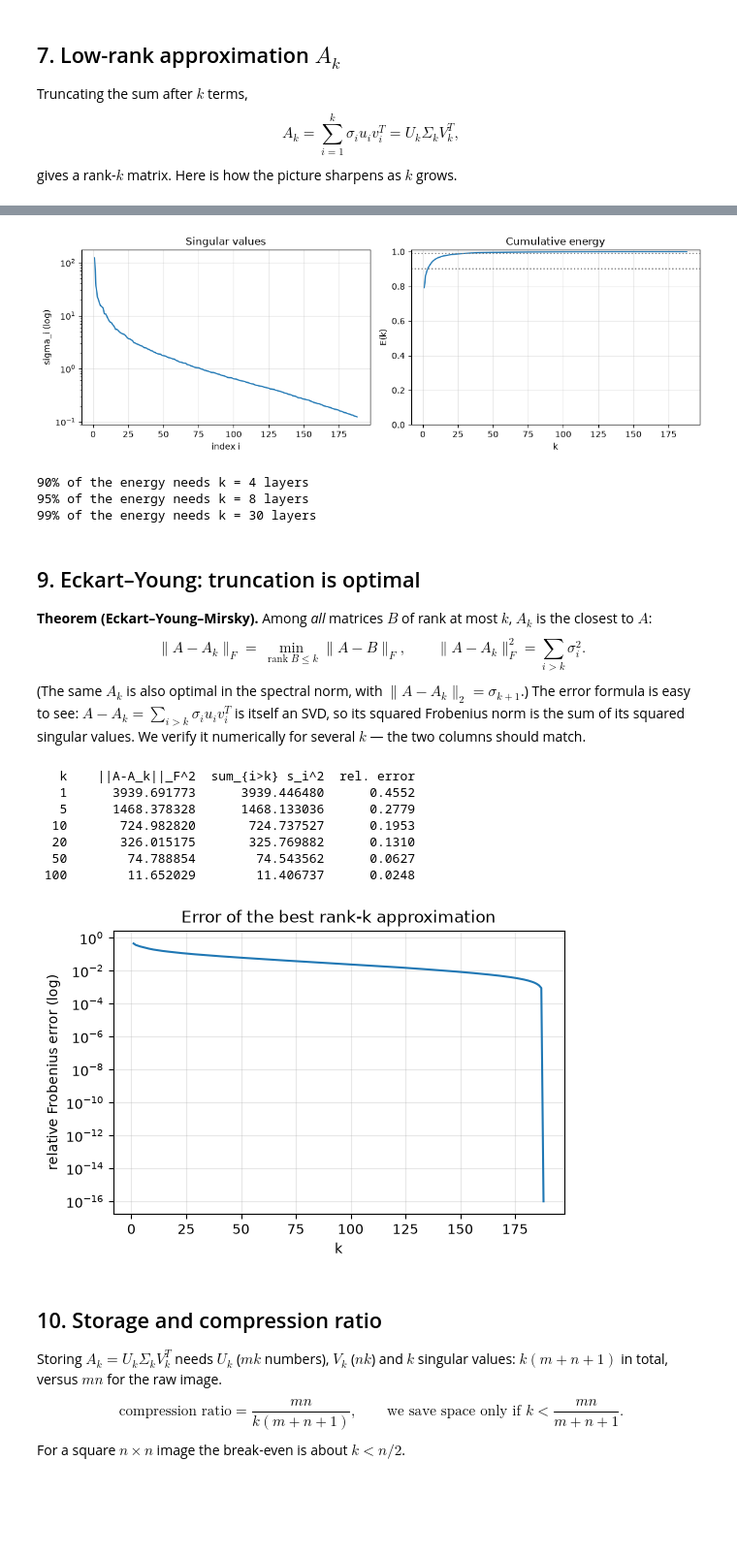
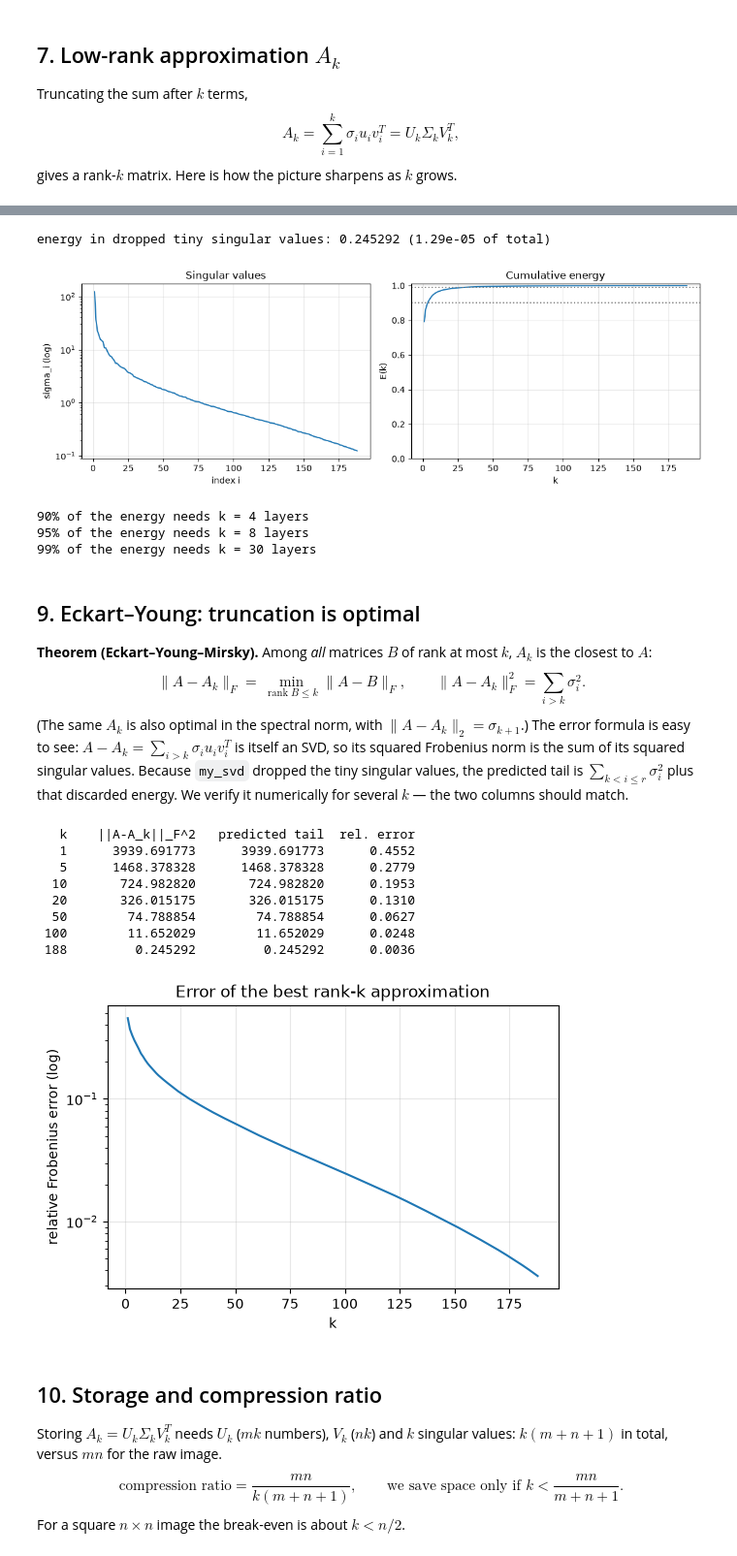
Before and after one commit to varunkarthic/MAT248-SVD-Image-Compression, a Jupyter notebook: notebook/svd_image_compression.ipynb, the cells around one changed output, grey strips where cells are left out. Shown at 97% size. Cells and saved outputs as stored; diff of their text form; code cells hidden in the pictures; blank space fills up the shorter version.

```diff
--- a/notebook/svd_image_compression.ipynb
+++ b/notebook/svd_image_compression.ipynb
@@ -209,6 +215,6 @@ def approx(U, s, V, k):
 ks = [1, 5, 10, 20, 50, len(s)]
 fig, ax = plt.subplots(2, 3, figsize=(11, 7.5))
 for a, kk in zip(ax.flat, ks):
-    show(a, np.clip(approx(U, s, V, kk), 0, 1), f"k = {kk}" + (" (full)" if kk == len(s) else ""))
+    show(a, np.clip(approx(U, s, V, kk), 0, 1), f"k = {kk}" + (" (largest retained rank)" if kk == len(s) else ""))
 plt.tight_layout(); plt.show()
 # %% [output]
@@ -220,6 +227,9 @@ $$E(k)=\frac{\sum_{i\le k}\sigma_i^2}{\sum_{i}\sigma_i^2}.$$
 A fast-decaying spectrum (straight-ish falling line on a log plot) means a few layers carry nearly all the energy.
 # %%
-energy = np.cumsum(s**2) / np.sum(s**2)
+total = np.sum(A**2)                              # ||A||_F^2 from the pixels (full spectrum)
+discarded = total - np.sum(s**2)                  # energy of the sigma_i dropped by my_svd
+print(f"energy in dropped tiny singular values: {discarded:.6f} ({discarded/total:.2e} of total)")
+energy = np.cumsum(s**2) / total
 fig, ax = plt.subplots(1, 2, figsize=(11, 3.8))
 ax[0].semilogy(np.arange(1, len(s) + 1), s); ax[0].set(xlabel="index i", ylabel="sigma_i (log)", title="Singular values")
 ax[1].plot(np.arange(1, len(s) + 1), energy); ax[1].set(xlabel="k", ylabel="E(k)", title="Cumulative energy", ylim=(0, 1.01))
@@ -228,34 +238,36 @@ for a in ax: a.grid(alpha=.3)
 plt.tight_layout(); plt.show()
 for q in (0.90, 0.95, 0.99): print(f"{q:.0%} of the energy needs k = {int(np.searchsorted(energy, q)) + 1} layers")
 # %% [output]
+energy in dropped tiny singular values: 0.245292 (1.29e-05 of total)
 [figure]
-90% of the energy needs k = 4 layers
-95% of the energy needs k = 8 layers
-99% of the energy needs k = 30 layers
+90% of the energy needs k = 4 layers
+95% of the energy needs k = 8 layers
+99% of the energy needs k = 30 layers
 # %% [markdown]
 ## 9. Eckart–Young: truncation is optimal
 **Theorem (Eckart–Young–Mirsky).** Among *all* matrices $B$ of rank at most $k$, $A_k$ is the closest to $A$:
 $$\|A-A_k\|_F=\min_{\operatorname{rank}B\le k}\|A-B\|_F,\qquad \|A-A_k\|_F^2=\sum_{i>k}\sigma_i^2 .$$
-(The same $A_k$ is also optimal in the spectral norm, with $\|A-A_k\|_2=\sigma_{k+1}$.) The error formula is easy to see: $A-A_k=\sum_{i>k}\sigma_iu_iv_i^T$ is itself an SVD, so its squared Frobenius norm is the sum of its squared singular values. We verify it numerically for several $k$ — the two columns should match.
+(The same $A_k$ is also optimal in the spectral norm, with $\|A-A_k\|_2=\sigma_{k+1}$.) The error formula is easy to see: $A-A_k=\sum_{i>k}\sigma_iu_iv_i^T$ is itself an SVD, so its squared Frobenius norm is the sum of its squared singular values. Because `my_svd` dropped the tiny singular values, the predicted tail is $\sum_{k<i\le r}\sigma_i^2$ plus that discarded energy. We verify it numerically for several $k$ — the two columns should match.
 # %%
-print(f"{'k':>4} {'||A-A_k||_F^2':>16} {'sum_{i>k} s_i^2':>16} {'rel. error':>11}")
-for kk in (1, 5, 10, 20, 50, 100):
+print(f"{'k':>4} {'||A-A_k||_F^2':>16} {'predicted tail':>16} {'rel. error':>11}")
+for kk in (1, 5, 10, 20, 50, 100, len(s)):
     err2 = np.sum((A - approx(U, s, V, kk))**2)          # measured directly from pixels
-    tail = np.sum(s[kk:]**2)                             # predicted by the theorem
+    tail = np.sum(s[kk:]**2) + discarded                 # predicted: retained tail + dropped tiny sigmas
     print(f"{kk:>4} {err2:>16.6f} {tail:>16.6f} {np.sqrt(err2/np.sum(A**2)):>11.4f}")
 
-rel = np.sqrt(np.maximum(1 - energy, 0))                  # ||A-A_k||_F / ||A||_F = sqrt(1-E(k))
+rel = np.sqrt(np.maximum(1 - energy, 0))                  # ||A-A_k||_F / ||A||_F = sqrt(1-E(k)); nonzero at k=r
 plt.figure(figsize=(6, 3.8)); plt.semilogy(np.arange(1, len(s) + 1), rel + 1e-16)
 plt.xlabel("k"); plt.ylabel("relative Frobenius error (log)"); plt.title("Error of the best rank-k approximation"); plt.grid(alpha=.3); plt.show()
 # %% [output]
-   k    ||A-A_k||_F^2  sum_{i>k} s_i^2  rel. error
-   1      3939.691773      3939.446480      0.4552
-   5      1468.378328      1468.133036      0.2779
-  10       724.982820       724.737527      0.1953
-  20       326.015175       325.769882      0.1310
-  50        74.788854        74.543562      0.0627
- 100        11.652029        11.406737      0.0248
+   k    ||A-A_k||_F^2   predicted tail  rel. error
+   1      3939.691773      3939.691773      0.4552
+   5      1468.378328      1468.378328      0.2779
+  10       724.982820       724.982820      0.1953
+  20       326.015175       326.015175      0.1310
+  50        74.788854        74.788854      0.0627
+ 100        11.652029        11.652029      0.0248
+ 188         0.245292         0.245292      0.0036
-[figure, old version]
+[figure, new version]
 # %% [markdown]
 ## 10. Storage and compression ratio
 Storing $A_k=U_k\Sigma_kV_k^T$ needs $U_k$ ($mk$ numbers), $V_k$ ($nk$) and $k$ singular values: $k(m+n+1)$ in total, versus $mn$ for the raw image.
```
Also changed, not shown: parts of 6 cells of this notebook.
